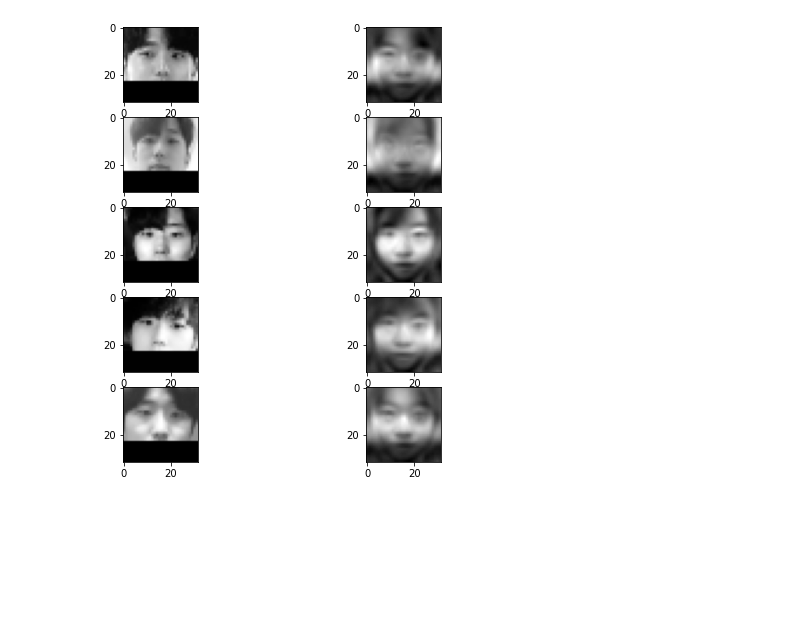
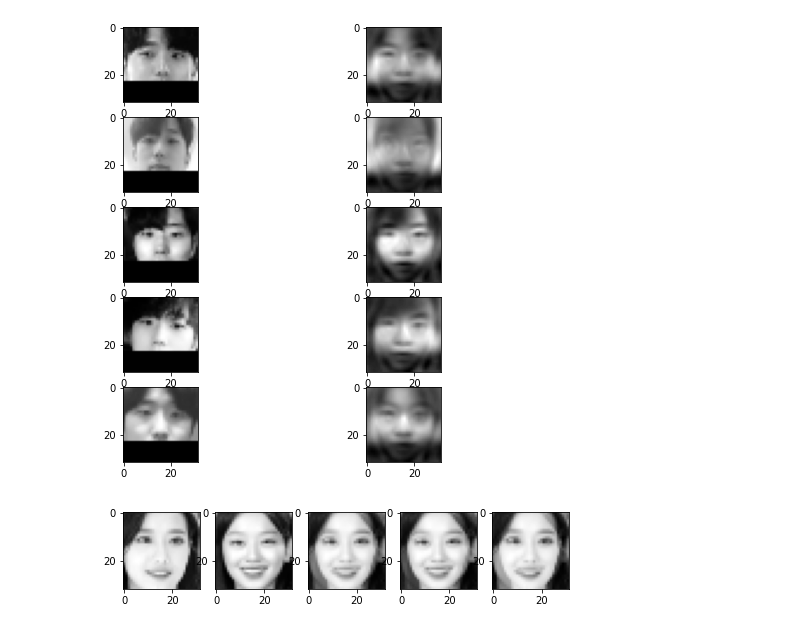
Before and after one commit to junarwohn/garage, a Jupyter notebook: project1_eigenface.ipynb, the cells around one changed output. Drawn from its saved outputs; the diff is of its cells as text; code cells hidden in the pictures; blank space fills up the shorter version.

```diff
--- a/project1_eigenface.ipynb
+++ b/project1_eigenface.ipynb
@@ -321,3 +318,45 @@ for i in range(rows):
 plt.show()
 # %% [output]
 [figure]
+# %%
+test_0_path = "./res/original/7/ex/result-3.jpg"
+test_1_path = "./res/original/8/ex/result-2.jpg"
+
+pic1 = np.array(cv2.resize(cv2.imread(test_0_path, 0), dsize=(32, 32), interpolation=cv2.INTER_AREA), dtype=np.float64).flatten()
+w1 = (pic1 - mean_of_pics) @ V.T
+
+pic2 = np.array(cv2.resize(cv2.imread(test_1_path, 0), dsize=(32, 32), interpolation=cv2.INTER_AREA), dtype=np.float64).flatten()
+w2 = (pic2 - mean_of_pics) @ V.T
+
+w=10
+h=10
+fig=plt.figure(figsize=(8, 8))
+columns = 5
+rows = 1
+
+fig.add_subplot(rows, columns, 1)
+plt.imshow(pic1.reshape(32,32), cmap='gray')
+fig.add_subplot(rows, columns, 2)
+plt.imshow(pic2.reshape(32,32) , cmap='gray')
+
+w_merge1 = np.diag((w1 + w2) / 2)
+restored_img = w_merge1 @ V
+restored_img = (sum(restored_img) + mean_of_pics).reshape(32, 32)
+fig.add_subplot(rows, columns, 3)
+plt.imshow(restored_img , cmap='gray')
+
+w_merge2 = np.diag(w1 * 0.3 + w2 * 0.7)
+restored_img = w_merge2 @ V
+restored_img = (sum(restored_img) + mean_of_pics).reshape(32, 32)
+fig.add_subplot(rows, columns, 4)
+plt.imshow(restored_img , cmap='gray')
+
+w_merge3 = np.diag(w1 * 0.7 + w2 * 0.3)
+restored_img = w_merge3 @ V
+restored_img = (sum(restored_img) + mean_of_pics).reshape(32, 32)
+fig.add_subplot(rows, columns, 5)
+plt.imshow(restored_img , cmap='gray')
+
+plt.show()
+# %% [output]
+[figure, added]
```
Also changed, not shown: parts of 4 cells of this notebook.
